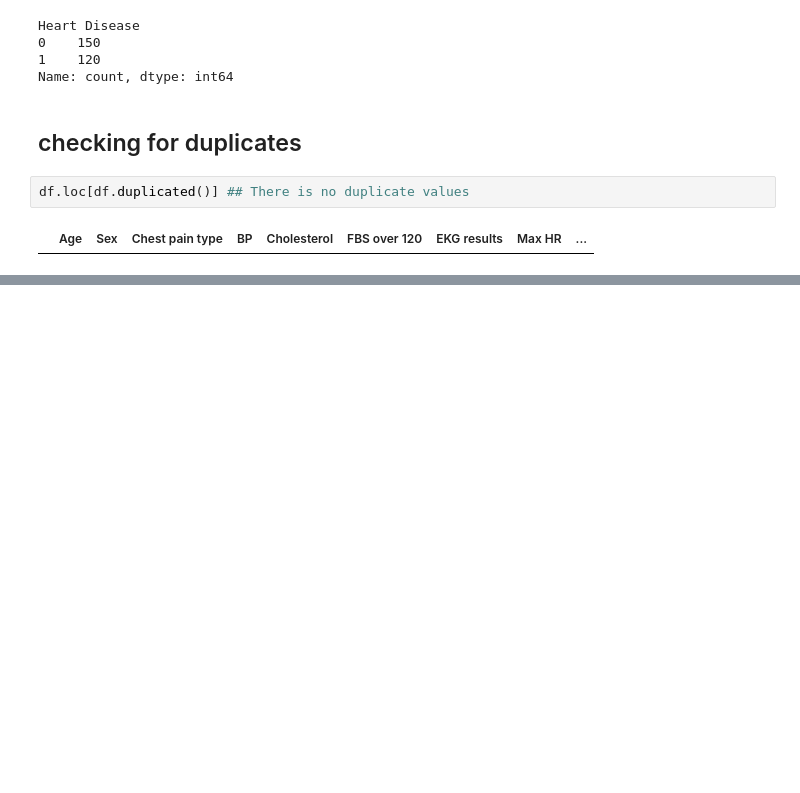
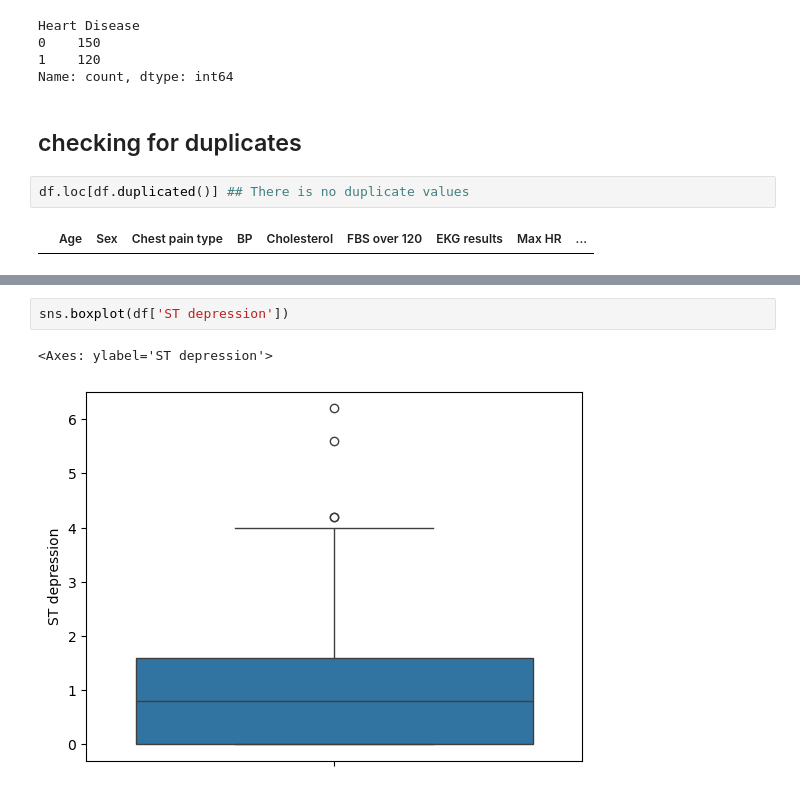
Before and after one commit to Smuthusivam/Data-Science-Internship, a Jupyter notebook: Numerical Analysis.ipynb, the cells around one changed output, grey strips where cells are left out. Drawn from its saved outputs; the diff is of its cells as text; blank space fills up the shorter version.

```diff
--- a/Numerical Analysis.ipynb
+++ b/Numerical Analysis.ipynb
@@ -195,0 +221,5 @@ sns.boxplot(df['Age'])
+# %%
+sns.boxplot(df['ST depression'])
+# %% [output]
+<Axes: ylabel='ST depression'>
+[figure, added]
```
Also changed, not shown: parts of 24 cells of this notebook.
